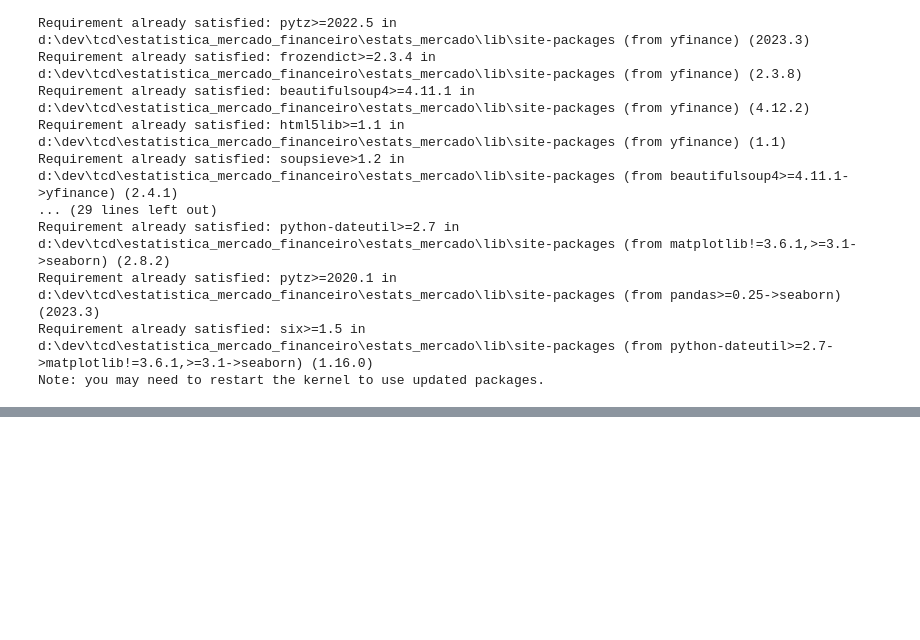
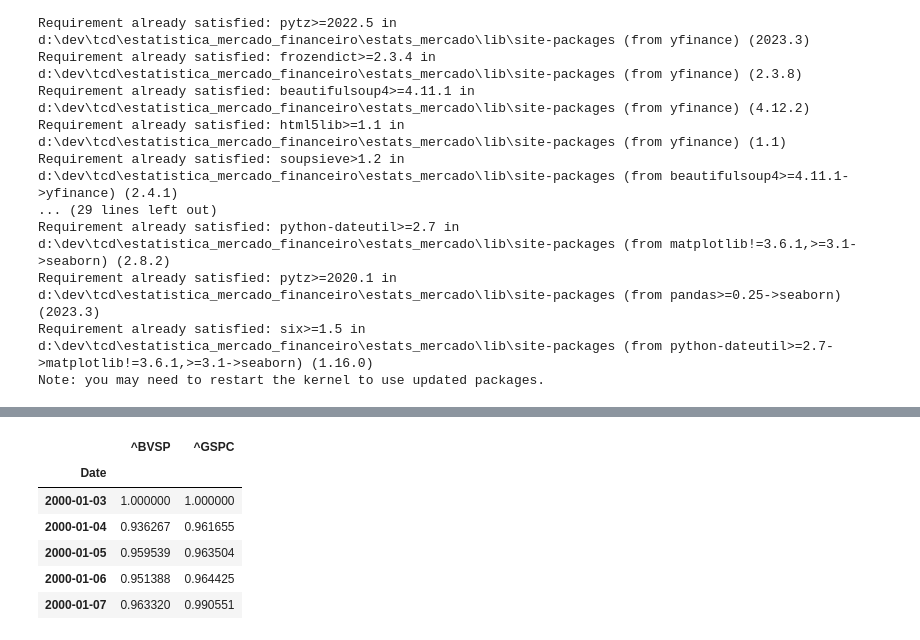
Before and after one commit to wpsilva/Estatistica_Mercado_Financeiro, a Jupyter notebook: normalizacao.ipynb, the cells around one changed output, grey strips where cells are left out. Saved outputs shown, nothing was run; the diff lists cells and outputs as text; code cells hidden in the pictures; blank space fills up the shorter version.

```diff
--- a/normalizacao.ipynb
+++ b/normalizacao.ipynb
@@ -52,0 +46,11 @@ df
+# %%
+df = df/df.iloc[0]
+df.head()
+# %% [output]
+|  | ^BVSP | ^GSPC |
+| Date |  |  |
+| 2000-01-03 | 1.000000 | 1.000000 |
+| 2000-01-04 | 0.936267 | 0.961655 |
+| 2000-01-05 | 0.959539 | 0.963504 |
+| 2000-01-06 | 0.951388 | 0.964425 |
+| 2000-01-07 | 0.963320 | 0.990551 |
```
Also changed, not shown: parts of 5 cells of this notebook, 1 other file.
